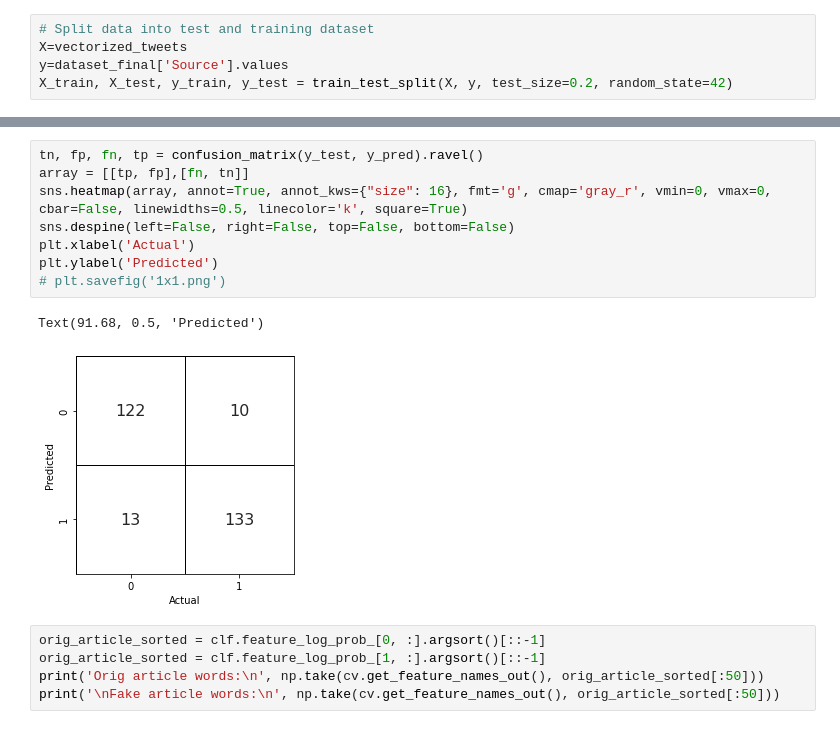
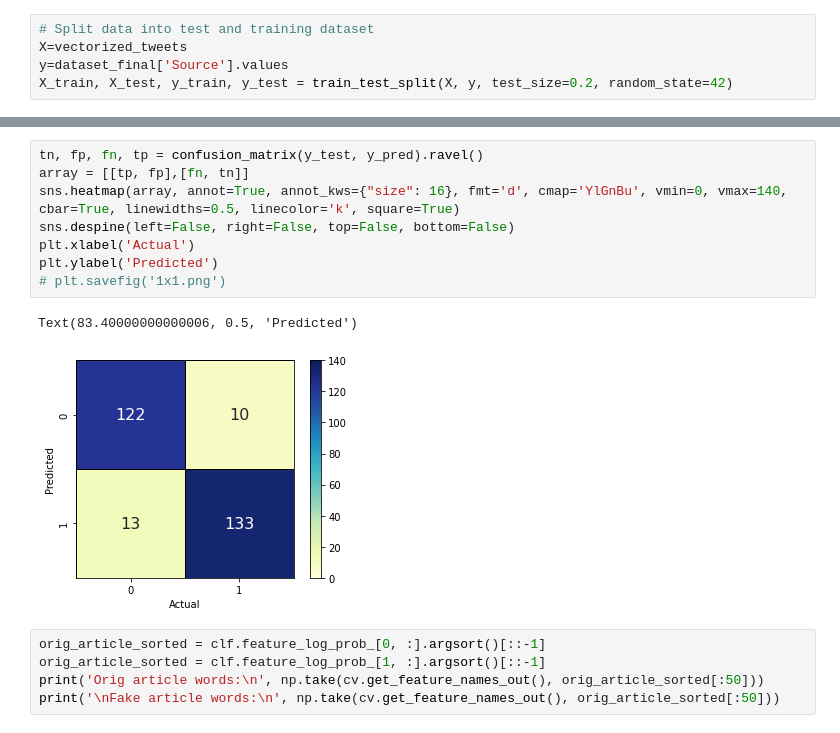
Before and after one commit to MatthewRau99/cs6830-final, a Jupyter notebook: gather-data.ipynb, the cells around one changed output, grey strips where cells are left out. Cells and saved outputs as stored; diff of their text form.

```diff
--- a/gather-data.ipynb
+++ b/gather-data.ipynb
@@ -385,14 +440,14 @@ print(p, r, f, s)
 # %%
 tn, fp, fn, tp = confusion_matrix(y_test, y_pred).ravel()
 array = [[tp, fp],[fn, tn]]
-sns.heatmap(array, annot=True, annot_kws={"size": 16}, fmt='g', cmap='gray_r', vmin=0, vmax=0, cbar=False, linewidths=0.5, linecolor='k', square=True)
+sns.heatmap(array, annot=True, annot_kws={"size": 16}, fmt='d', cmap='YlGnBu', vmin=0, vmax=140, cbar=True, linewidths=0.5, linecolor='k', square=True)
 sns.despine(left=False, right=False, top=False, bottom=False)
 plt.xlabel('Actual')
 plt.ylabel('Predicted')
 # plt.savefig('1x1.png')
 # %% [output]
-Text(91.68, 0.5, 'Predicted')
+Text(83.40000000000006, 0.5, 'Predicted')
-[figure, old version]
+[figure, new version]
 # %%
 orig_article_sorted = clf.feature_log_prob_[0, :].argsort()[::-1]
 orig_article_sorted = clf.feature_log_prob_[1, :].argsort()[::-1]
```
Also changed, not shown: parts of 9 cells of this notebook.
